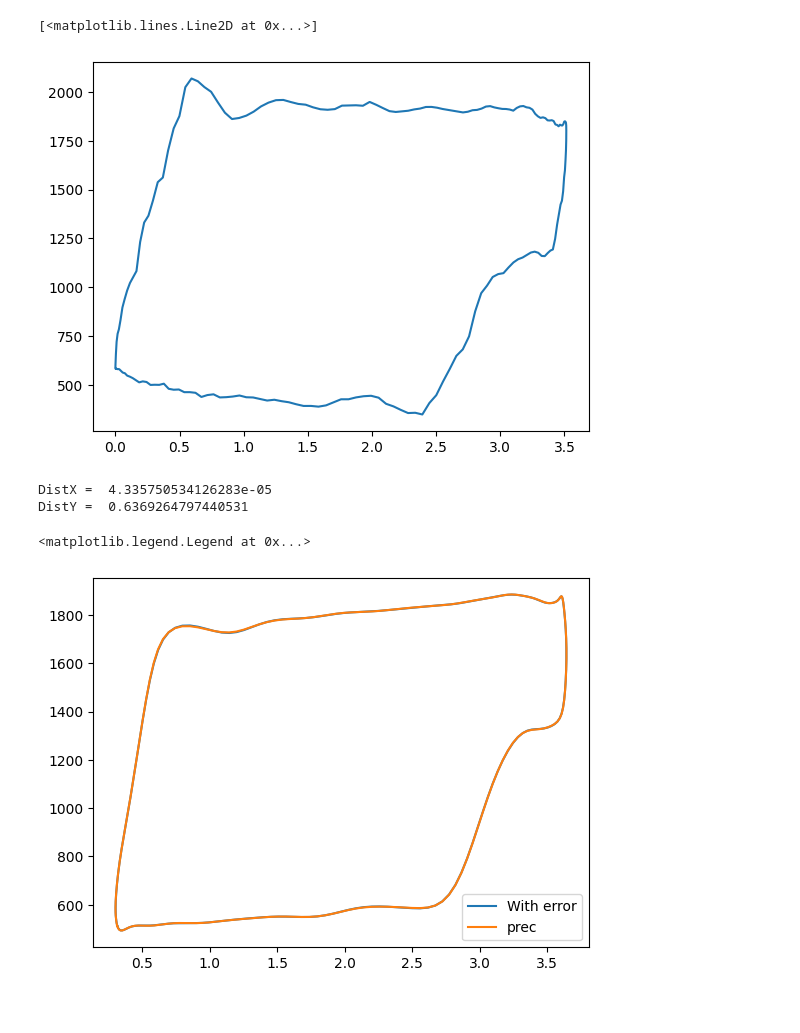
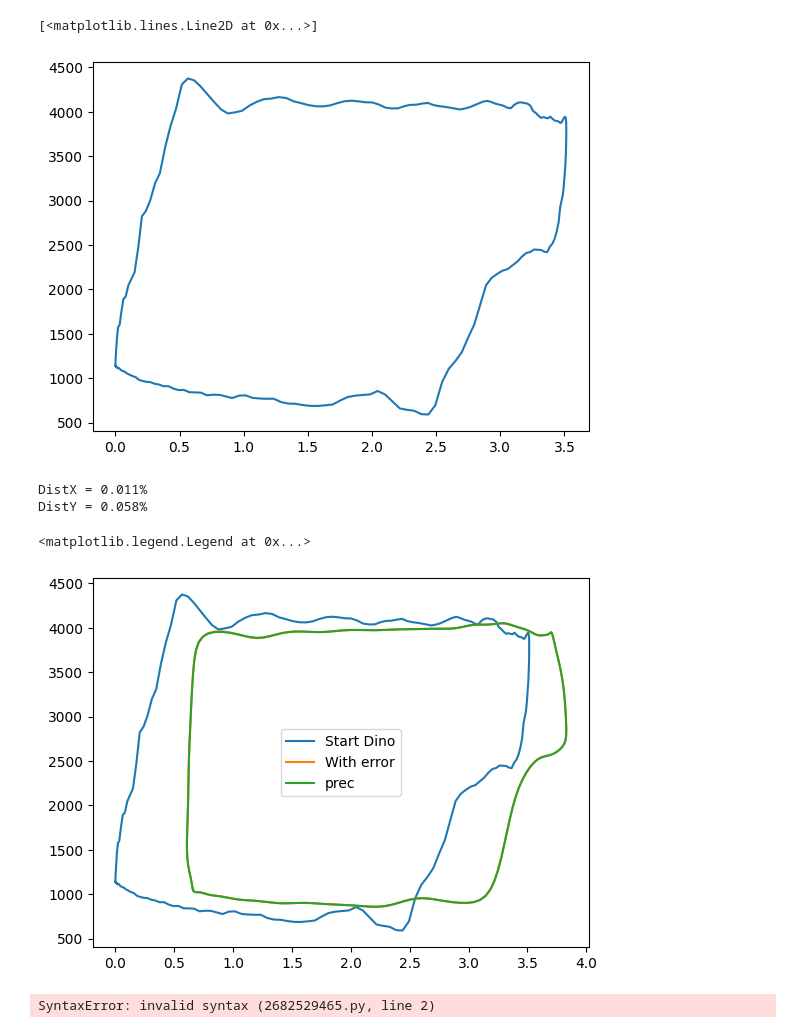
Before and after one commit to daniil225/A2I_Dynamograph, a Jupyter notebook: Model.ipynb, the cells around one changed output. Cells and saved outputs as stored; diff of their text form; code cells hidden in the pictures.

```diff
--- a/Model.ipynb
+++ b/Model.ipynb
@@ -20,10 +20,10 @@ from Core.PRPos import SKParam
 
 PolishRoadMathModel = 1
 
-Dinos = [MakeDino(base_path_i,SKParam(), PolishRoadMathModel, 0.03, 0.03, True, 1) for base_path_i in Dinos_data]
+Dinos = [MakeDino(base_path_i,SKParam(), PolishRoadMathModel, 0.03, 0.03, True, 0) for base_path_i in Dinos_data]
 
 
-IDX = 0 # Номер динамограммы
+IDX = 3 # Номер динамограммы
 Dino:MakeDino = Dinos[IDX]
 
 # Сама динамограмма
@@ -49,7 +49,7 @@ import numpy as np
 plt.plot(X, F)
 # %% [output]
 [<matplotlib.lines.Line2D at 0x...>]
-[figure, old version]
+[figure, new version]
 # %%
 
 # Пример расчета глубинной динамограммы
@@ -64,8 +64,8 @@ w = (2*np.pi)/T # Циклическая частота
 Param:ParamDE = ParamDE(T = T, H=24)
 Solver:DESolver = DESolver(Param)
 
-
-Solver_ContErr:ControllErrorDESolver = ControllErrorDESolver(Param, 256, 256, 256, 256, 256)
+cc = 256
+Solver_ContErr:ControllErrorDESolver = ControllErrorDESolver(Param, cc, cc, cc, cc, cc)
 
 # Генерация Глубинной динамограммы
 F_out = []
@@ -76,50 +76,63 @@ X_out_cnt = []
 
 gamma = 0.1
 L = np.sum(Lrt)
 
 Solver.InitSec0(gamma, w, L, 200, F, X)
 Solver_ContErr.InitSec0(gamma, w, L, 200, F, X)
 
 
 
 for i in range(0, nrods):
     F_out, X_out = Solver.SectionFunction(w, Lrt[i], Sqt[i])
     F_out_cnt, X_out_cnt = Solver_ContErr.SectionFunction(w, Lrt[i], Sqt[i])
 
-# Нормировка результата
-# F_out_max = np.max( F_out)
-# F_out_max_cnt = np.max(F_out_cnt)
-# X_out_max = np.max( X_out)
-# X_out_max_cnt = np.max(X_out_cnt)
-
-
-# F_out = [fi/F_out_max for fi in F_out]
-# F_out_cnt = [fi/F_out_max_cnt for fi in F_out_cnt]
-
-
-# X_out = [fi/X_out_max for fi in X_out]
-# X_out_cnt = [fi/X_out_max_cnt for fi in X_out_cnt]
-
 
 
 DistX, DistY = 0,0
 NormX = 0
 NormY = 0
 for i in range(0, 200):
     NormX += X_out[i]**2
     NormY += F_out[i]**2
     DistX += (X_out[i] - X_out_cnt[i])**2
     DistY += (F_out[i] - F_out_cnt[i])**2
 
 
-print("DistX = ", 100*DistX/np.sqrt(NormX))
-print("DistY = ", 100*DistY/np.sqrt(NormY))
+print("DistX = {0:0.3f}%".format(100*np.sqrt(DistX)/np.sqrt(NormX)))
+print("DistY = {0:0.3f}%".format(100*np.sqrt(DistY)/np.sqrt(NormY)))
 
+plt.plot(X, F)
 plt.plot(X_out_cnt,F_out_cnt)
 plt.plot(X_out, F_out)
-plt.legend(["With error", "prec"])
+plt.legend(["Start Dino","With error", "prec"])
 # %% [output]
-DistX =  4.335750534126283e-05
-DistY =  0.6369264797440531
+DistX = 0.011%
+DistY = 0.058%
 <matplotlib.legend.Legend at 0x...>
-[figure, old version]
+[figure, new version]
+# %%
+64
+DistX = 0.174%
+DistY = 0.192%
+
+128
+DistX = 0.046%
+DistY = 0.097%
+
+256
+DistX = 0.011%
+DistY = 0.057%
+
+512
+DistX = 0.003%
+DistY = 0.028%
+
+1024
+DistX = 0.001%
+DistY = 0.008%
+
+2048
+DistX = 0.000%
+DistY = 0.001%
+# %% [output]
+SyntaxError: invalid syntax (2682529465.py, line 2)
```
